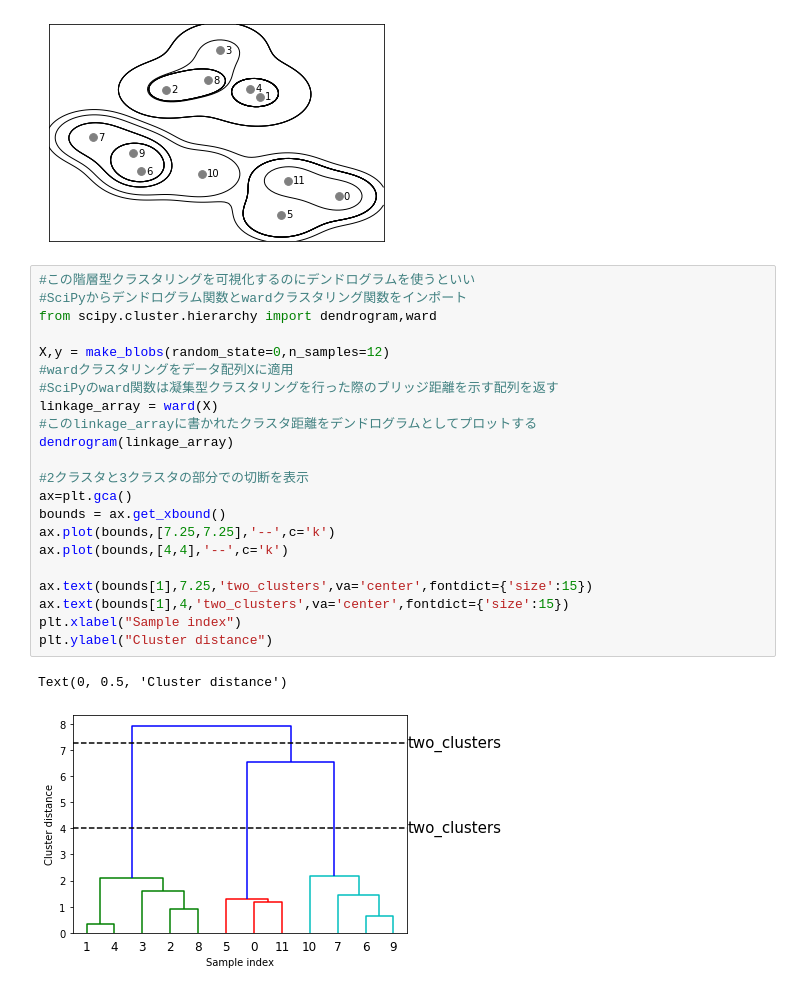
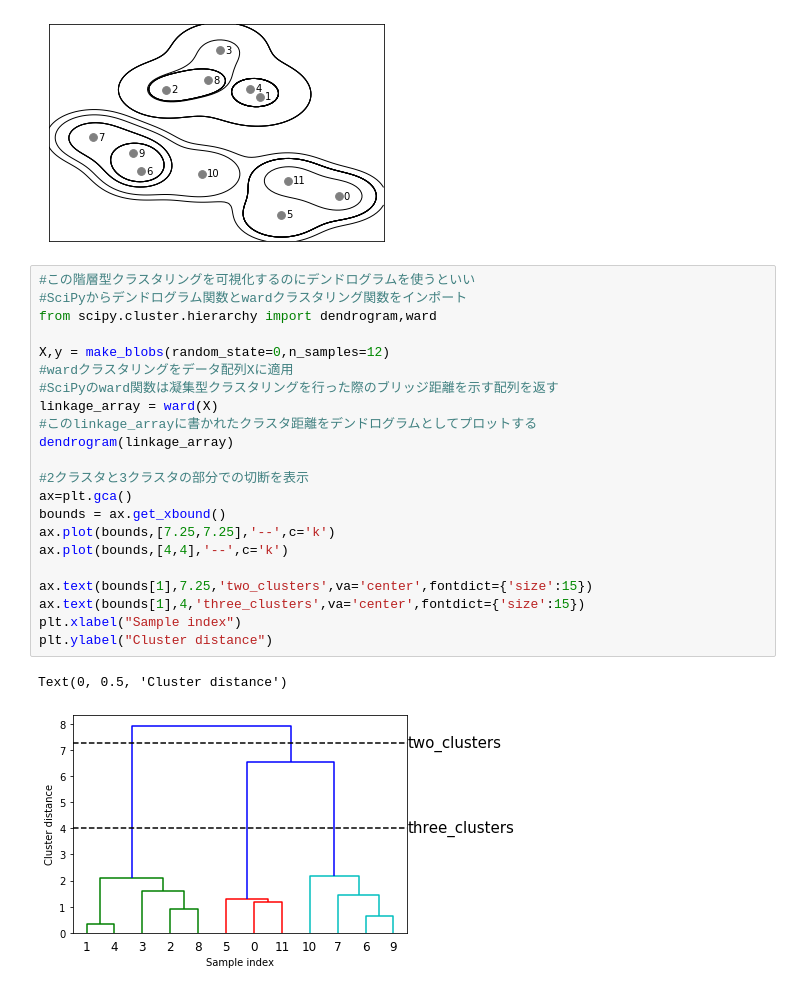
Before and after one commit to yoshida-bael/MachineLearning, a Jupyter notebook: Chapter3/AgglomerativeClustering.ipynb, the cells around one changed output. Drawn from its saved outputs; the diff is of its cells as text.

```diff
--- a/Chapter3/AgglomerativeClustering.ipynb
+++ b/Chapter3/AgglomerativeClustering.ipynb
@@ -32,25 +32,25 @@ mglearn.plots.plot_agglomerative()
 # %%
 #この階層型クラスタリングを可視化するのにデンドログラムを使うといい
 #SciPyからデンドログラム関数とwardクラスタリング関数をインポート
 from scipy.cluster.hierarchy import dendrogram,ward
 
 X,y = make_blobs(random_state=0,n_samples=12)
 #wardクラスタリングをデータ配列Xに適用
 #SciPyのward関数は凝集型クラスタリングを行った際のブリッジ距離を示す配列を返す
 linkage_array = ward(X)
 #このlinkage_arrayに書かれたクラスタ距離をデンドログラムとしてプロットする
 dendrogram(linkage_array)
 
 #2クラスタと3クラスタの部分での切断を表示
 ax=plt.gca()
 bounds = ax.get_xbound()
 ax.plot(bounds,[7.25,7.25],'--',c='k')
 ax.plot(bounds,[4,4],'--',c='k')
 
 ax.text(bounds[1],7.25,'two_clusters',va='center',fontdict={'size':15})
-ax.text(bounds[1],4,'two_clusters',va='center',fontdict={'size':15})
+ax.text(bounds[1],4,'three_clusters',va='center',fontdict={'size':15})
 plt.xlabel("Sample index")
 plt.ylabel("Cluster distance")
 # %% [output]
 Text(0, 0.5, 'Cluster distance')
-[figure, old version]
+[figure, new version]
```
Also changed, not shown: 1 other file.
